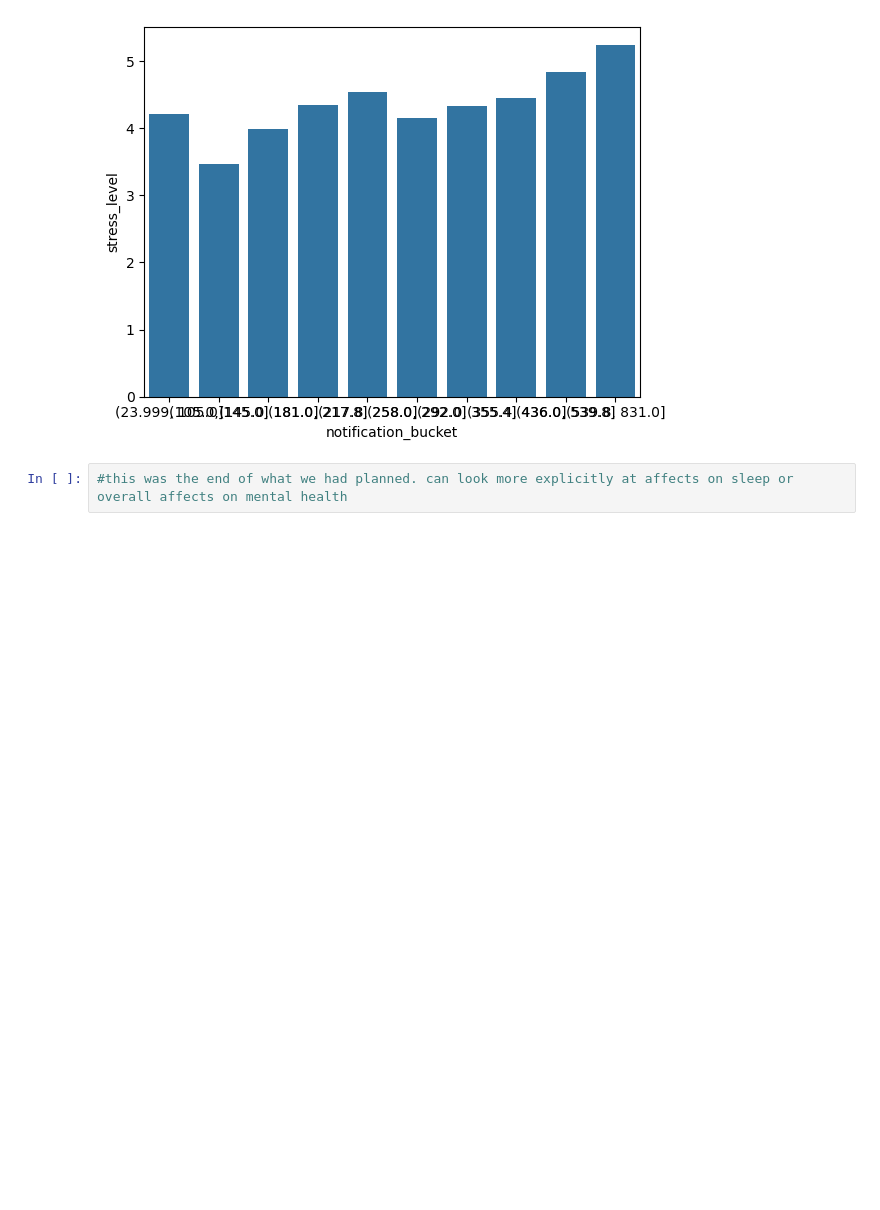
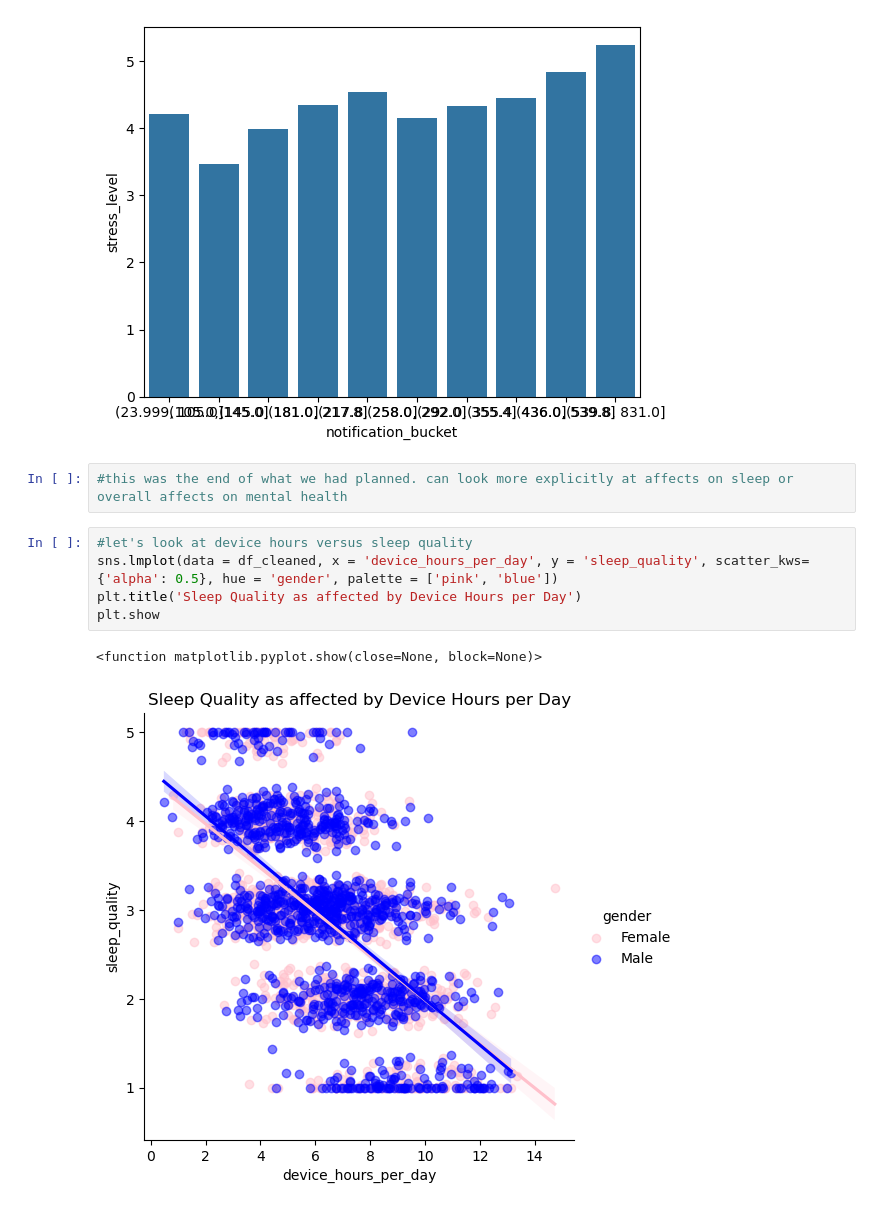
Before and after one commit to abbeygodfrey/insy6500-project, a Jupyter notebook: notebooks/data_cleanup.ipynb, the cells around one changed output. Drawn from its saved outputs; the diff is of its cells as text; blank space fills up the shorter version.

```diff
--- a/notebooks/data_cleanup.ipynb
+++ b/notebooks/data_cleanup.ipynb
@@ -422,3 +423,11 @@ plt.show
 [figure]
 # %%
 #this was the end of what we had planned. can look more explicitly at affects on sleep or overall affects on mental health
+# %%
+#let's look at device hours versus sleep quality
+sns.lmplot(data = df_cleaned, x = 'device_hours_per_day', y = 'sleep_quality', scatter_kws={'alpha': 0.5}, hue = 'gender', palette = ['pink', 'blue'])
+plt.title('Sleep Quality as affected by Device Hours per Day')
+plt.show
+# %% [output]
+<function matplotlib.pyplot.show(close=None, block=None)>
+[figure, added]
```
Also changed, not shown: parts of 6 cells of this notebook.
